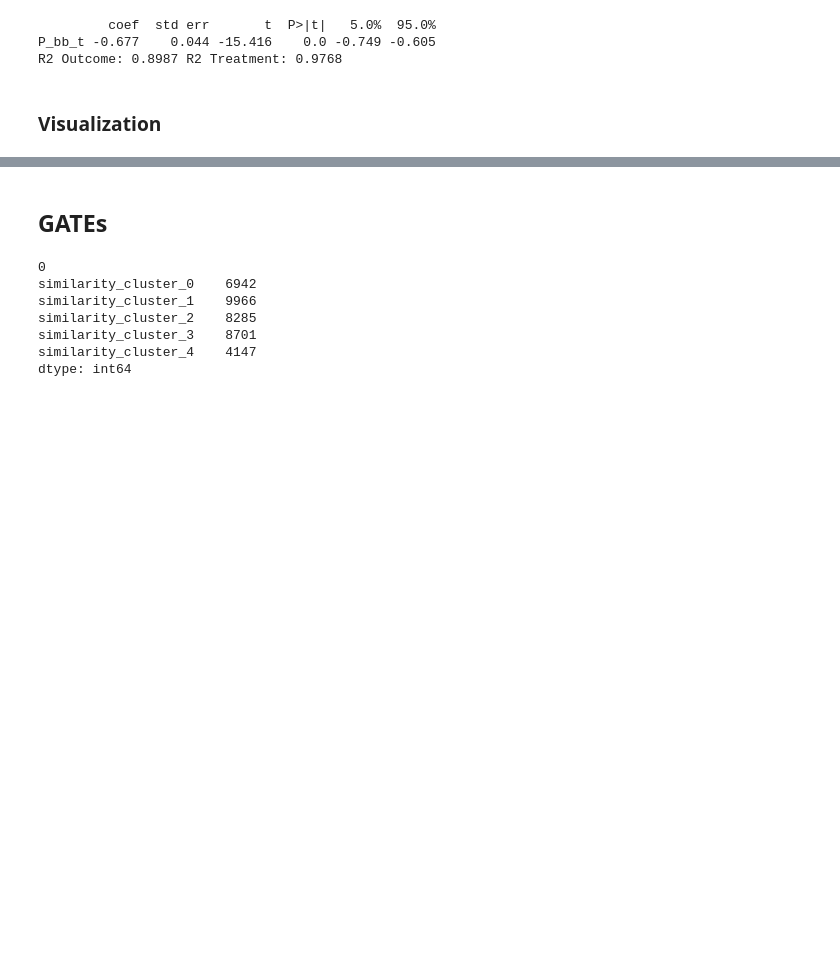
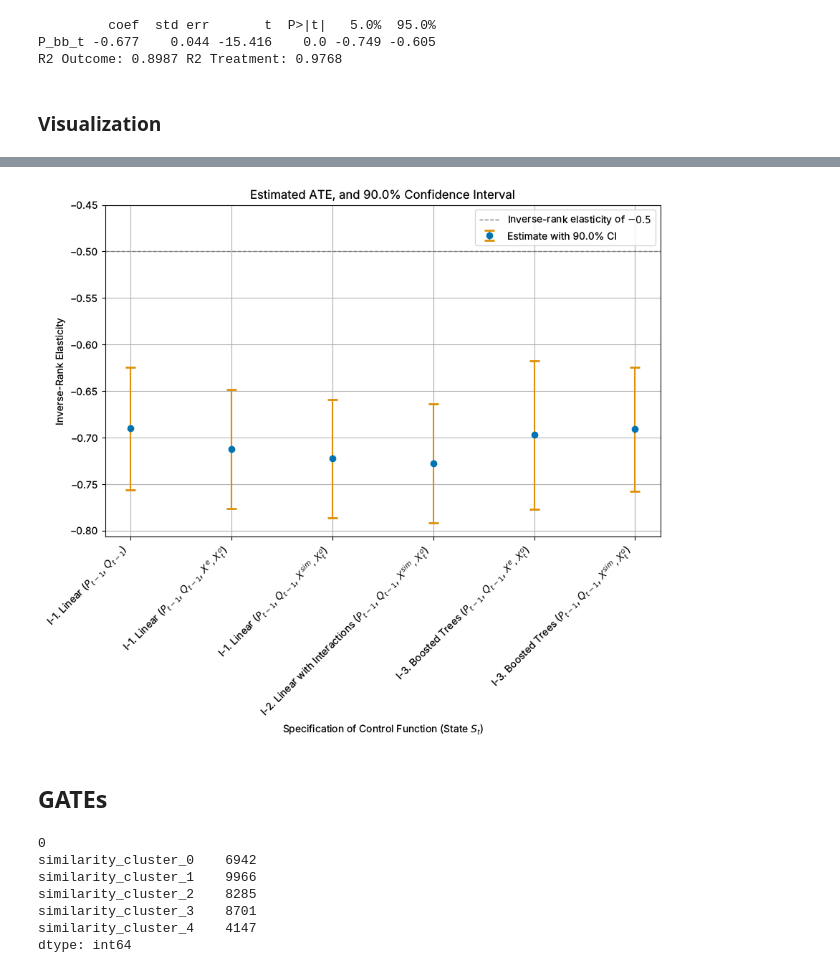
Before and after one commit to JanTeichertKluge/demand-analysis-repro, a Jupyter notebook: main/code/04_evaluation.ipynb, the cells around one changed output, grey strips where cells are left out. Cells and saved outputs as stored; diff of their text form; code cells hidden in the pictures; blank space fills up the shorter version.

Commit message:
calibrated sensitivity scenarios and main elasticity table

```diff
--- a/main/code/04_evaluation.ipynb
+++ b/main/code/04_evaluation.ipynb
@@ -628,3 +727,34 @@ plt.show()
+# %%
+x_vals = np.arange(len(df_main_table))
+
+plt.figure(figsize=(10, 6))
+plt.errorbar(
+    x_vals,
+    df_main_table["coef"],
+    yerr=[
+        df_main_table["coef"] - df_main_table["lower"],
+        df_main_table["upper"] - df_main_table["coef"],
+    ],
+    fmt="o",
+    capsize=5,
+    capthick=2,
+    ecolor=palette[1],
+    color=palette[0],
+    label=f"Estimate with {round(confidence_level * 100, 1)}% CI",
+    zorder=2,
+)
+plt.axhline(-0.5, color="gray", linestyle="--", linewidth=1, label="Inverse-rank elasticity of $-0.5$")
+plt.title(f"Estimated ATE, and {round(confidence_level * 100, 1)}% Confidence Interval")
+plt.xlabel("Specification of Control Function (State $S_t$)")
+plt.xticks(x_vals, df_main_table.index, rotation=45, ha="right")
+plt.ylabel("Inverse-Rank Elasticity")
+plt.ylim(top=-0.45)
+plt.legend(loc="upper right")
+plt.grid(True)
+plt.savefig(os.path.join(output_dir, "homogeneous_elasticity_estimates.png"), bbox_inches="tight")
+plt.show()
+# %% [output]
+[figure, added]
 # %% [markdown]
 ## GATEs
 # %%
```
Also changed, not shown: parts of 26 cells of this notebook, 10 other files.
